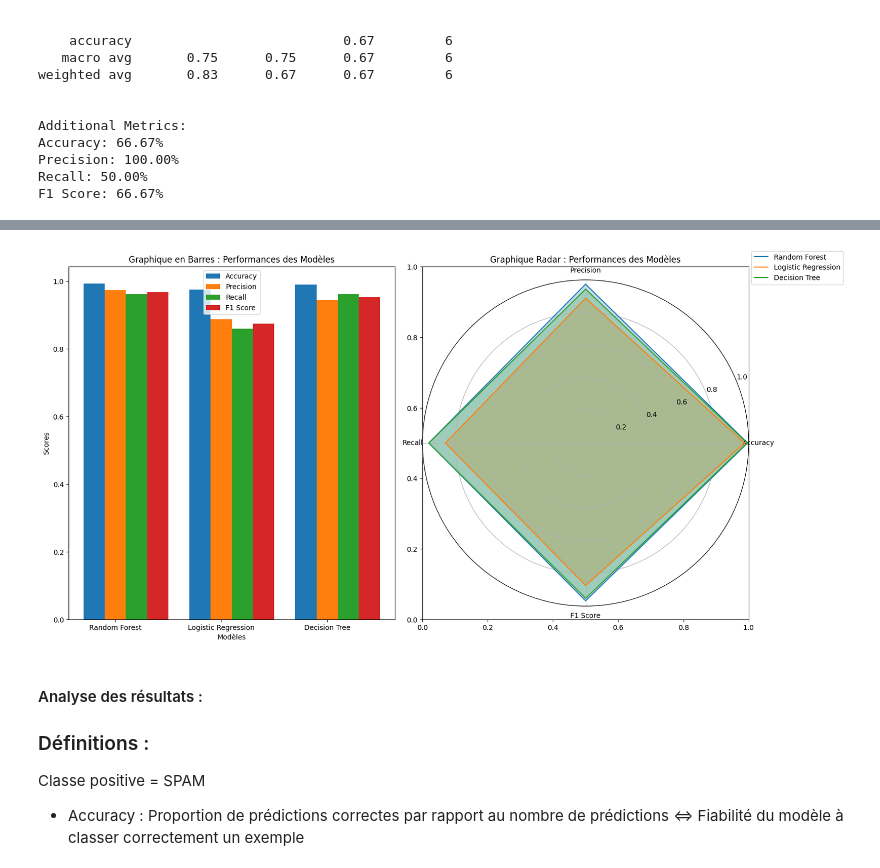
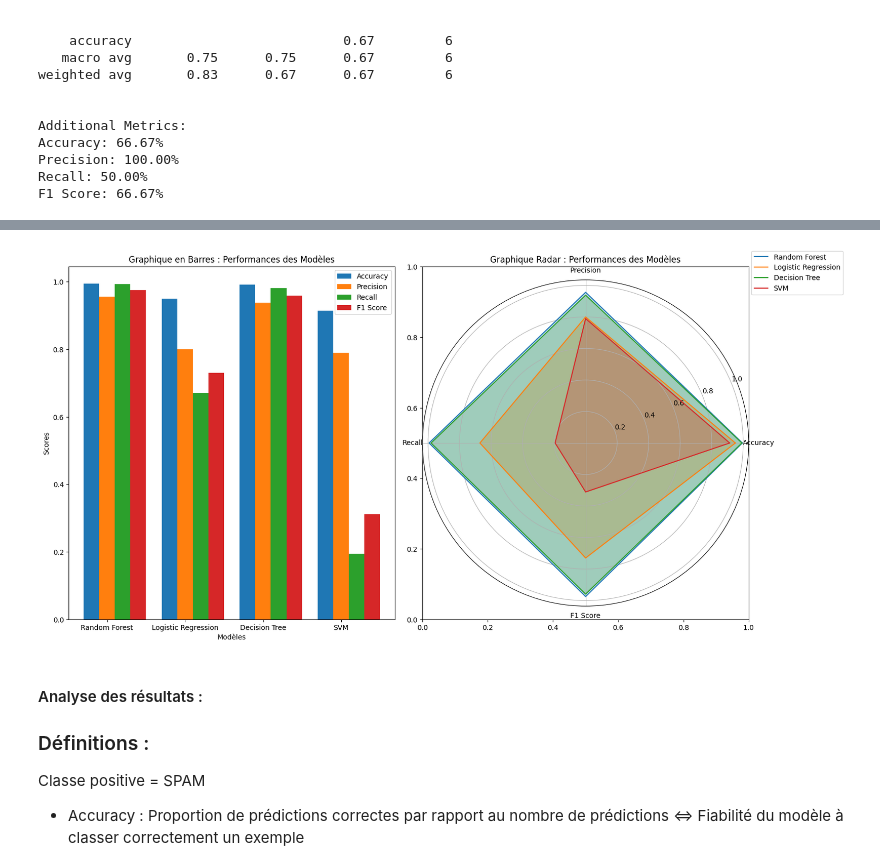
Before and after one commit to lone0s/isd, a Jupyter notebook: Projet_UPEC_SPAM.ipynb, the cells around one changed output, grey strips where cells are left out. Cells and saved outputs as stored; diff of their text form; code cells hidden in the pictures.

```diff
--- a/Projet_UPEC_SPAM.ipynb
+++ b/Projet_UPEC_SPAM.ipynb
@@ -85,6 +85,6 @@ x_train, x_test, y_train, y_test = train_test_split(x, y, test_size=0.3, random_
 # Train model
 from sklearn.ensemble import RandomForestClassifier
 
-model = RandomForestClassifier(n_estimators=100, random_state=seed)
+model = RandomForestClassifier(n_estimators=1000, random_state=seed)
 model.fit(x_train, y_train)
 # %% [output]
@@ -624,13 +702,13 @@ F1 Score: 66.67%
 import matplotlib.pyplot as plt
 
 # Données
-models = ['Random Forest', 'Logistic Regression', 'Decision Tree']
+models = ['Random Forest', 'Logistic Regression', 'Decision Tree', 'SVM']
 metrics = ['Accuracy', 'Precision', 'Recall', 'F1 Score']
 
-accuracy_scores = [accuracy, accuracy_lr, accuracy_dtc]
-precision_scores = [precision, precision_lr, precision_dtc]
-recall_scores = [recall, recall_lr, recall_dtc]
-f1_scores = [f1, f1_lr, f1_dtc]
+accuracy_scores = [accuracy, accuracy_lr, accuracy_dtc, accuracy_svm]
+precision_scores = [precision, precision_lr, precision_dtc, precision_svm]
+recall_scores = [recall, recall_lr, recall_dtc, recall_svm]
+f1_scores = [f1, f1_lr, f1_dtc, f1_svm]
 
 # Vérifiez les valeurs des scores
 print("Random Forest Scores:")
@@ -639,11 +717,17 @@ print(f"Accuracy: {accuracy}, Precision: {precision}, Recall: {recall}, F1 Score
 print("Decision Tree Scores:")
 print(f"Accuracy: {accuracy_dtc}, Precision: {precision_dtc}, Recall: {recall_dtc}, F1 Score: {f1_dtc}")
 
+print("Logistic Regression Scores:")
+print(f"Accuracy: {accuracy_lr}, Precision: {precision_lr}, Recall: {recall_lr}, F1 Score: {f1_lr}")
+
+print("SVM Scores:")
+print(f"Accuracy: {accuracy_svm}, Precision: {precision_svm}, Recall: {recall_svm}, F1 Score: {f1_svm}")
 
 scores = [
     [accuracy, precision, recall, f1],  # Random Forest
     [accuracy_lr, precision_lr, recall_lr, f1_lr],  # Logistic Regression
-    [accuracy_dtc, precision_dtc, recall_dtc, f1_dtc]  # Decision Tree
+    [accuracy_dtc, precision_dtc, recall_dtc, f1_dtc],  # Decision Tree
+    [accuracy_svm, precision_svm, recall_svm, f1_svm],  # SVM
 ]
 
 num_vars = len(metrics)
@@ -715,7 +799,8 @@ x_train, x_test, y_train, y_test = train_test_split(
 )
 
 # Train the different models
-rfc = RandomForestClassifier(n_estimators=100, random_state=seed)
+seed = random.randint(1, 42)
+rfc = RandomForestClassifier(n_estimators=1000, random_state=seed)
 rfc.fit(x_train, y_train)
 
 lr = LogisticRegression()
@@ -724,10 +809,15 @@ lr.fit(x_train, y_train)
 dtc = DecisionTreeClassifier()
 dtc.fit(x_train, y_train)
 
+from sklearn import svm
+svmc = svm.SVC()
+svmc.fit(x_train, y_train)
+
 # Predictions
 y_pred_rfc = rfc.predict(x_test)
 y_pred_lr = lr.predict(x_test)
 y_pred_dtc = dtc.predict(x_test)
+y_pred_svm = svmc.predict(x_test)
 
 # Evaluate the models
 accuracy_rfc = accuracy_score(y_test, y_pred_rfc)
@@ -745,30 +835,38 @@ precision_dtc = precision_score(y_test, y_pred_dtc, pos_label=1)
 recall_dtc = recall_score(y_test, y_pred_dtc, pos_label=1)
 f1_dtc = f1_score(y_test, y_pred_dtc, pos_label=1)
 
+accuracy_svm = accuracy_score(y_test, y_pred_svm)
+precision_svm = precision_score(y_test, y_pred_svm, pos_label=1)
+recall_svm = recall_score(y_test, y_pred_svm, pos_label=1)
+f1_svm = f1_score(y_test, y_pred_svm, pos_label=1)
+
 %pip install matplotlib
 import matplotlib.pyplot as plt
 
 # Données
-models = ['Random Forest', 'Logistic Regression', 'Decision Tree']
+models = ['Random Forest', 'Logistic Regression', 'Decision Tree', 'SVM']
 metrics = ['Accuracy', 'Precision', 'Recall', 'F1 Score']
 
-accuracy_scores = [accuracy_rfc, accuracy_lr, accuracy_dtc]
-precision_scores = [precision_rfc, precision_lr, precision_dtc]
-recall_scores = [recall_rfc, recall_lr, recall_dtc]
-f1_scores = [f1_rfc, f1_lr, f1_dtc]
+accuracy_scores = [accuracy_rfc, accuracy_lr, accuracy_dtc, accuracy_svm]
+precision_scores = [precision_rfc, precision_lr, precision_dtc, precision_svm]
+recall_scores = [recall_rfc, recall_lr, recall_dtc, recall_svm]
+f1_scores = [f1_rfc, f1_lr, f1_dtc, f1_svm]
 
 # Vérifiez les valeurs des scores
 print("Random Forest Scores:")
-print(f"Accuracy: {accuracy}, Precision: {precision}, Recall: {recall}, F1 Score: {f1}")
+print(f"Accuracy: {accuracy_rfc}, Precision: {precision_rfc}, Recall: {recall_rfc}, F1 Score: {f1_rfc}")
 
 print("Decision Tree Scores:")
 print(f"Accuracy: {accuracy_dtc}, Precision: {precision_dtc}, Recall: {recall_dtc}, F1 Score: {f1_dtc}")
 
+print("SVM Scores:")
+print(f"Accuracy: {accuracy_svm}, Precision: {precision_svm}, Recall: {recall_svm}, F1 Score: {f1_svm}")
 
 scores = [
     [accuracy_rfc, precision_rfc, recall_rfc, f1_rfc],  # Random Forest
     [accuracy_lr, precision_lr, recall_lr, f1_lr],  # Logistic Regression
-    [accuracy_dtc, precision_dtc, recall_dtc, f1_dtc]  # Decision Tree
+    [accuracy_dtc, precision_dtc, recall_dtc, f1_dtc],  # Decision Tree
+    [accuracy_svm, precision_svm, recall_svm, f1_svm]  # SVM
 ]
 
 num_vars = len(metrics)
@@ -831,4 +931,4 @@ Accuracy: 0.9903288201160542, Precision: 0.94375, Recall: 0.9617834394904459, F1
-[figure, old version]
+[figure, new version]
 # %% [markdown]
 #### Analyse des résultats :
 
```
Also changed, not shown: parts of 18 cells of this notebook.
